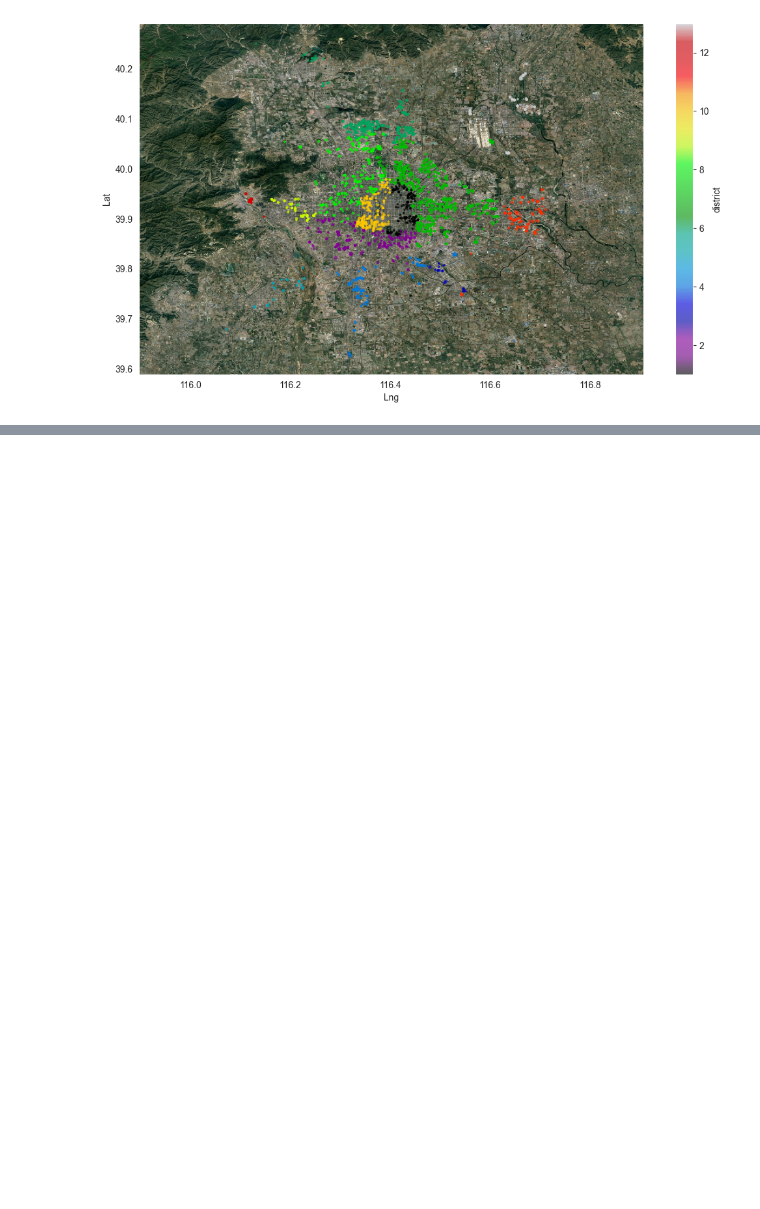
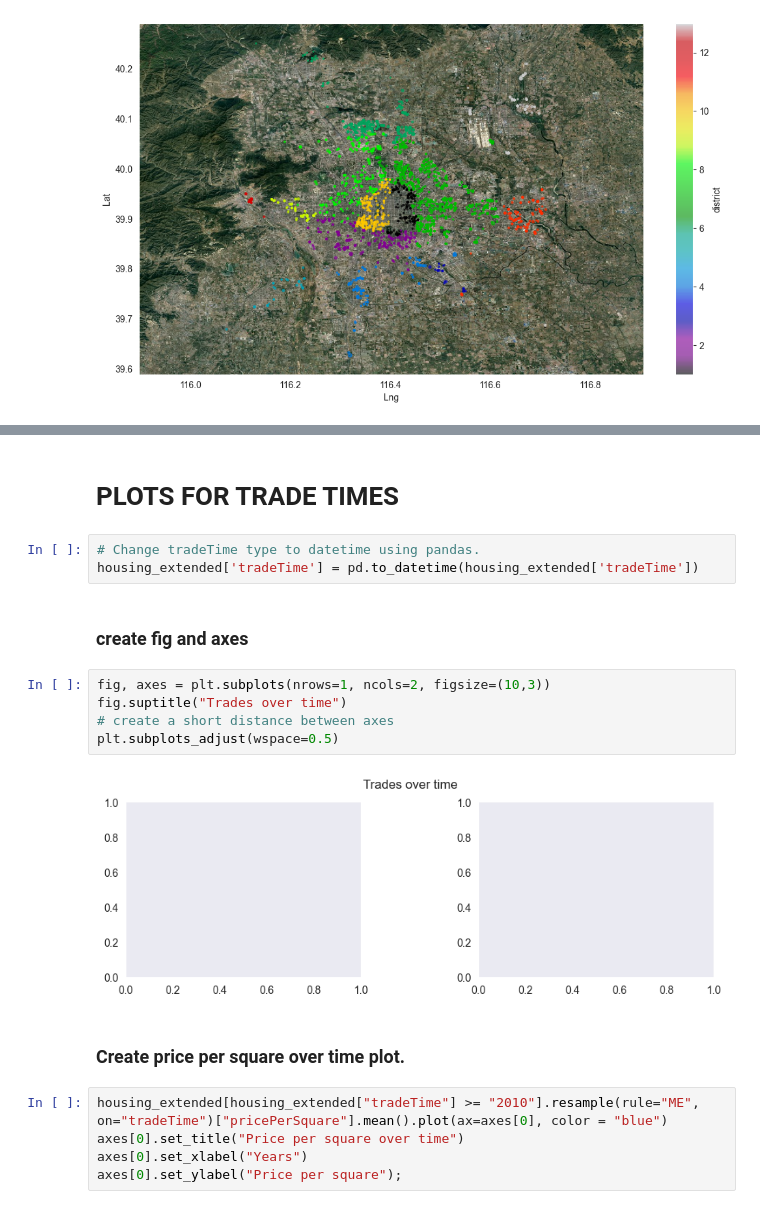
Before and after one commit to Estaheri7/Beijing-Housing-Analysis, a Jupyter notebook: src/housing_analysis.ipynb, the cells around one changed output, grey strips where cells are left out. Saved outputs shown, nothing was run; the diff lists cells and outputs as text; blank space fills up the shorter version.

Commit message:
add trades over time plot

```diff
--- a/src/housing_analysis.ipynb
+++ b/src/housing_analysis.ipynb
@@ -589,0 +602,21 @@ fig
+# %% [markdown]
+# PLOTS FOR TRADE TIMES
+# %%
+# Change tradeTime type to datetime using pandas.
+housing_extended['tradeTime'] = pd.to_datetime(housing_extended['tradeTime'])
+# %% [markdown]
+### create fig and axes
+# %%
+fig, axes = plt.subplots(nrows=1, ncols=2, figsize=(10,3))
+fig.suptitle("Trades over time")
+# create a short distance between axes
+plt.subplots_adjust(wspace=0.5)
+# %% [output]
+[figure, added]
+# %% [markdown]
+### Create price per square over time plot.
+# %%
+housing_extended[housing_extended["tradeTime"] >= "2010"].resample(rule="ME", on="tradeTime")["pricePerSquare"].mean().plot(ax=axes[0], color = "blue")
+axes[0].set_title("Price per square over time")
+axes[0].set_xlabel("Years")
+axes[0].set_ylabel("Price per square");
```
Also changed, not shown: parts of 5 cells of this notebook.
